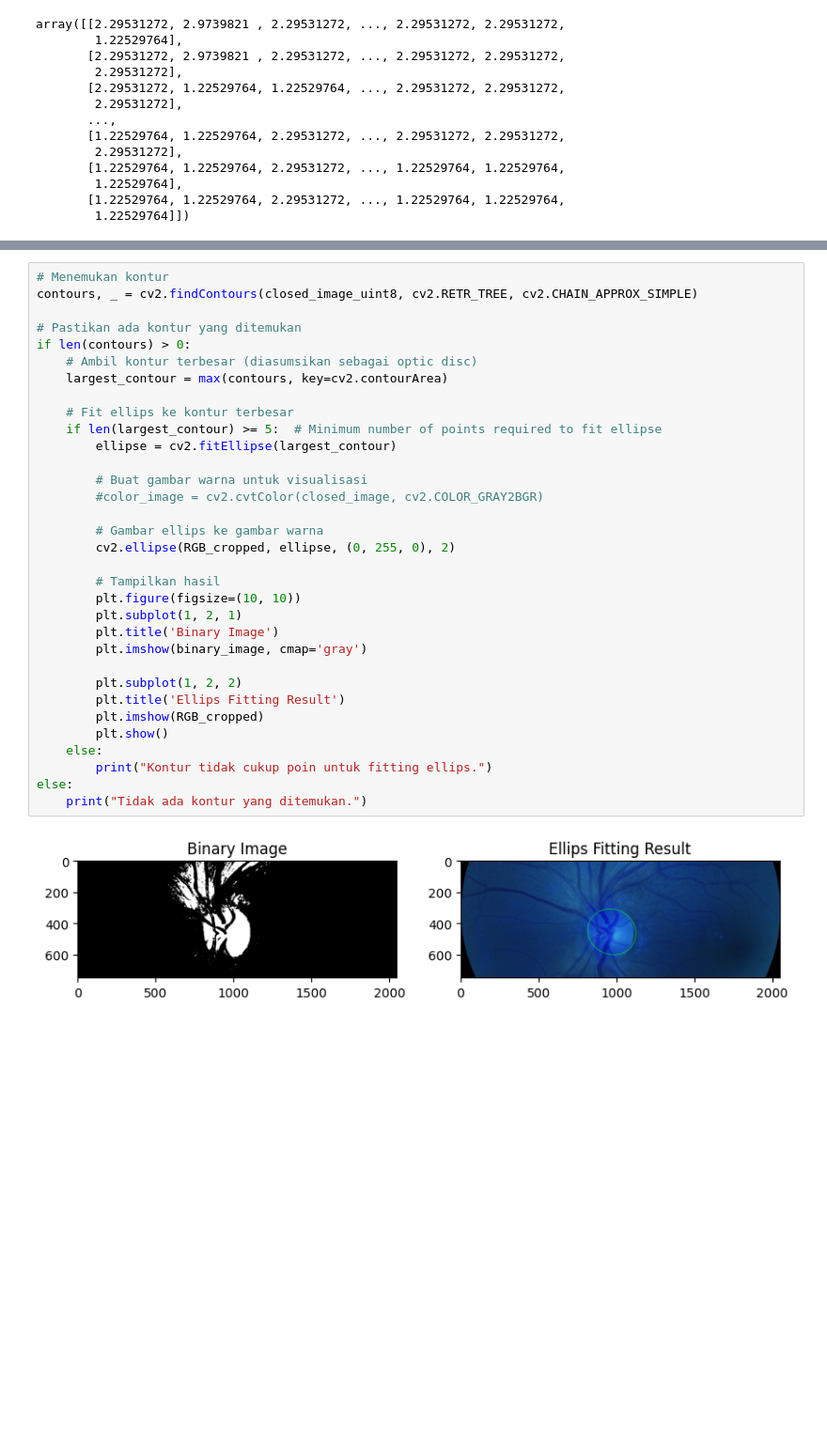
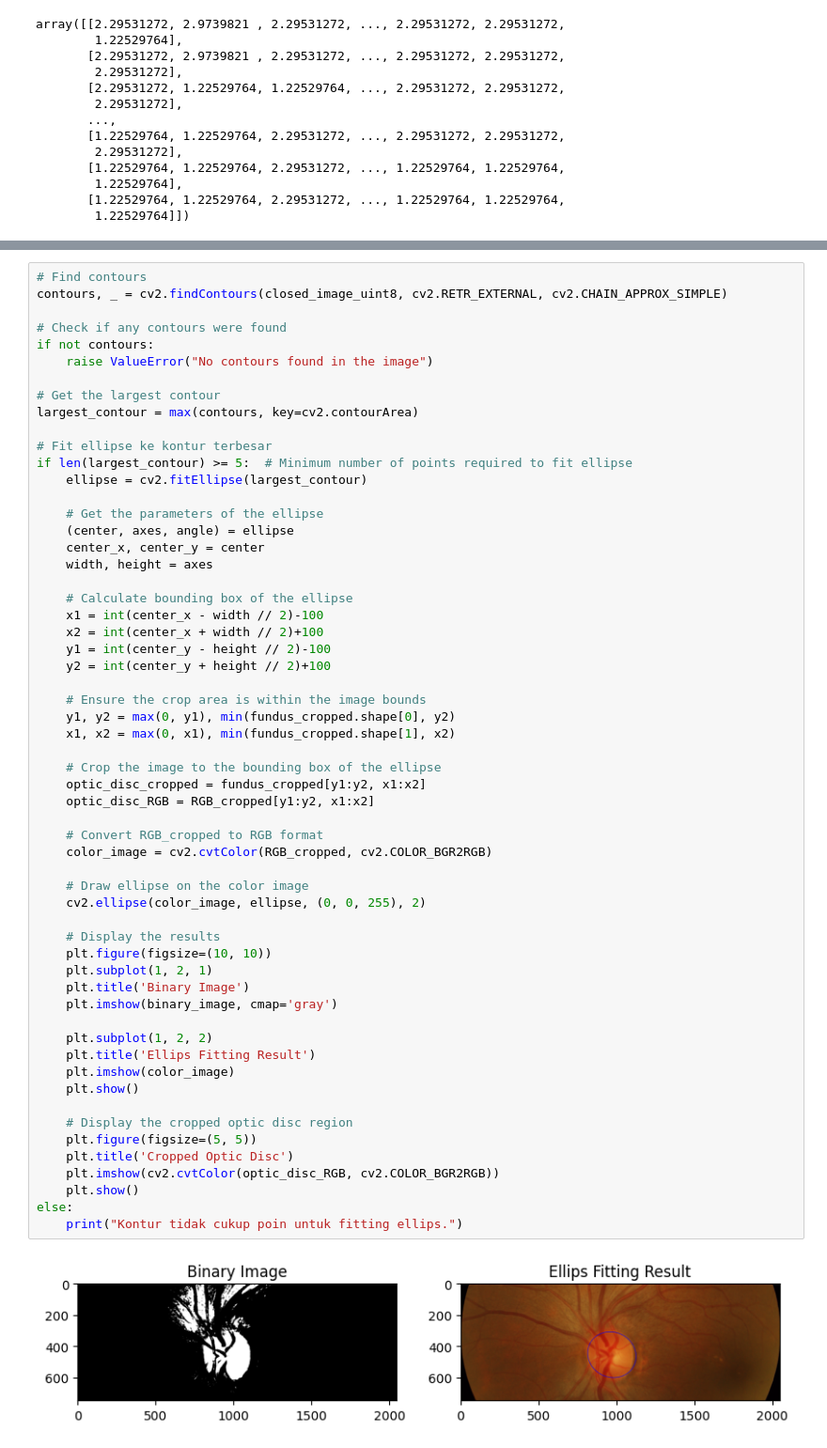
Before and after one commit to wikan1602/od_segmentation, a Jupyter notebook: hist_match.ipynb, the cells around one changed output, grey strips where cells are left out. Shown at 94% size. Saved outputs shown, nothing was run; the diff lists cells and outputs as text; blank space fills up the shorter version.

```diff
--- a/hist_match.ipynb
+++ b/hist_match.ipynb
@@ -140,35 +140,60 @@ Ellips Fitting
 # %%
-# Menemukan kontur
-contours, _ = cv2.findContours(closed_image_uint8, cv2.RETR_TREE, cv2.CHAIN_APPROX_SIMPLE)
+# Find contours
+contours, _ = cv2.findContours(closed_image_uint8, cv2.RETR_EXTERNAL, cv2.CHAIN_APPROX_SIMPLE)
 
-# Pastikan ada kontur yang ditemukan
-if len(contours) > 0:
-    # Ambil kontur terbesar (diasumsikan sebagai optic disc)
-    largest_contour = max(contours, key=cv2.contourArea)
+# Check if any contours were found
+if not contours:
+    raise ValueError("No contours found in the image")
 
-    # Fit ellips ke kontur terbesar
-    if len(largest_contour) >= 5:  # Minimum number of points required to fit ellipse
-        ellipse = cv2.fitEllipse(largest_contour)
+# Get the largest contour
+largest_contour = max(contours, key=cv2.contourArea)
 
-        # Buat gambar warna untuk visualisasi
-        #color_image = cv2.cvtColor(closed_image, cv2.COLOR_GRAY2BGR)
+# Fit ellipse ke kontur terbesar
+if len(largest_contour) >= 5:  # Minimum number of points required to fit ellipse
+    ellipse = cv2.fitEllipse(largest_contour)
 
-        # Gambar ellips ke gambar warna
-        cv2.ellipse(RGB_cropped, ellipse, (0, 255, 0), 2)
+    # Get the parameters of the ellipse
+    (center, axes, angle) = ellipse
+    center_x, center_y = center
+    width, height = axes
 
-        # Tampilkan hasil
-        plt.figure(figsize=(10, 10))
-        plt.subplot(1, 2, 1)
-        plt.title('Binary Image')
-        plt.imshow(binary_image, cmap='gray')
+    # Calculate bounding box of the ellipse
+    x1 = int(center_x - width // 2)-100
+    x2 = int(center_x + width // 2)+100
+    y1 = int(center_y - height // 2)-100
+    y2 = int(center_y + height // 2)+100
 
-        plt.subplot(1, 2, 2)
-        plt.title('Ellips Fitting Result')
-        plt.imshow(RGB_cropped)
-        plt.show()
-    else:
-        print("Kontur tidak cukup poin untuk fitting ellips.")
+    # Ensure the crop area is within the image bounds
+    y1, y2 = max(0, y1), min(fundus_cropped.shape[0], y2)
+    x1, x2 = max(0, x1), min(fundus_cropped.shape[1], x2)
+
+    # Crop the image to the bounding box of the ellipse
+    optic_disc_cropped = fundus_cropped[y1:y2, x1:x2]
+    optic_disc_RGB = RGB_cropped[y1:y2, x1:x2]
+
+    # Convert RGB_cropped to RGB format
+    color_image = cv2.cvtColor(RGB_cropped, cv2.COLOR_BGR2RGB)
+
+    # Draw ellipse on the color image
+    cv2.ellipse(color_image, ellipse, (0, 0, 255), 2)
+
+    # Display the results
+    plt.figure(figsize=(10, 10))
+    plt.subplot(1, 2, 1)
+    plt.title('Binary Image')
+    plt.imshow(binary_image, cmap='gray')
+
+    plt.subplot(1, 2, 2)
+    plt.title('Ellips Fitting Result')
+    plt.imshow(color_image)
+    plt.show()
+
+    # Display the cropped optic disc region
+    plt.figure(figsize=(5, 5))
+    plt.title('Cropped Optic Disc')
+    plt.imshow(cv2.cvtColor(optic_disc_RGB, cv2.COLOR_BGR2RGB))
+    plt.show()
 else:
-    print("Tidak ada kontur yang ditemukan.")
+    print("Kontur tidak cukup poin untuk fitting ellips.")
 # %% [output]
-[figure, old version]
+[figure, new version]
```
Also changed, not shown: parts of 7 cells of this notebook.
